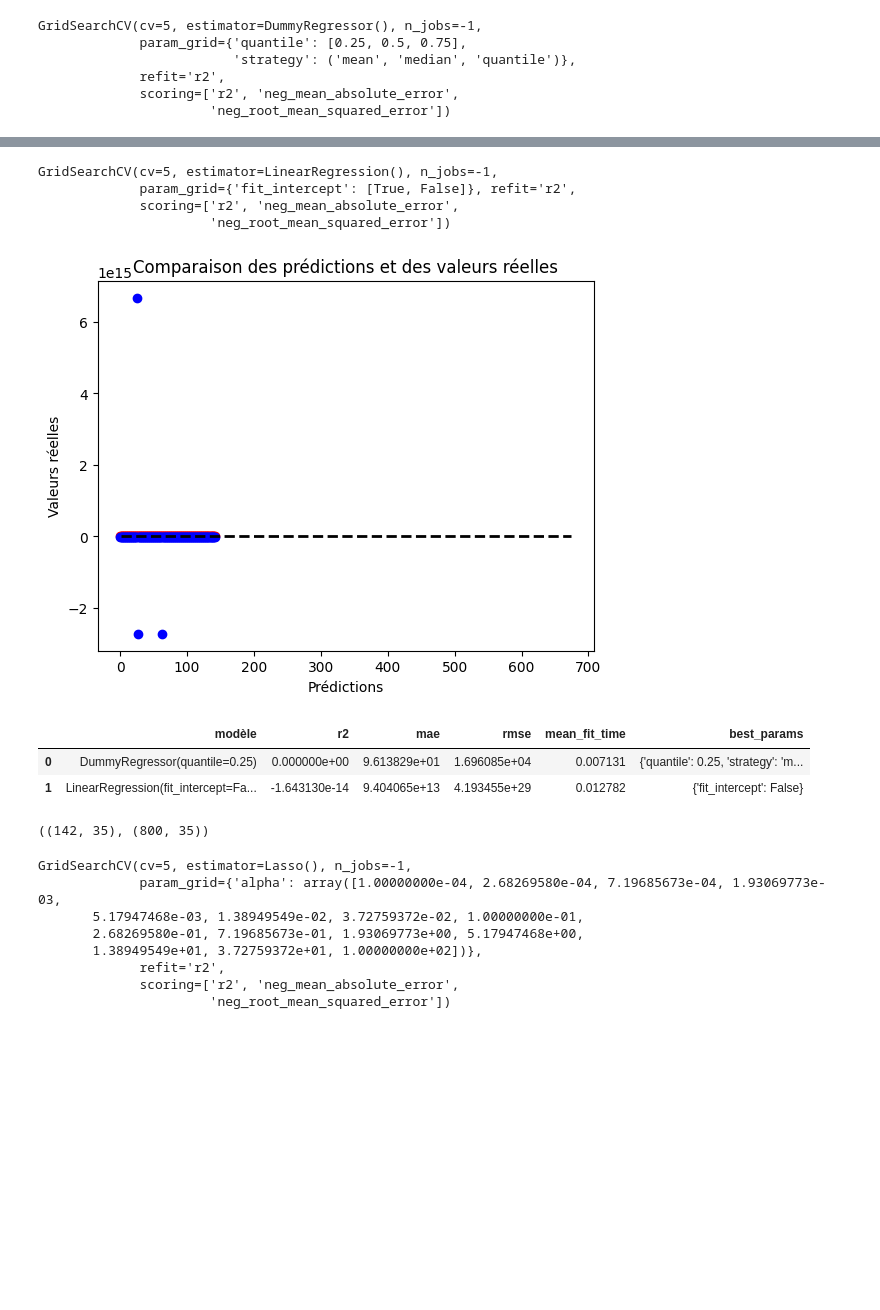
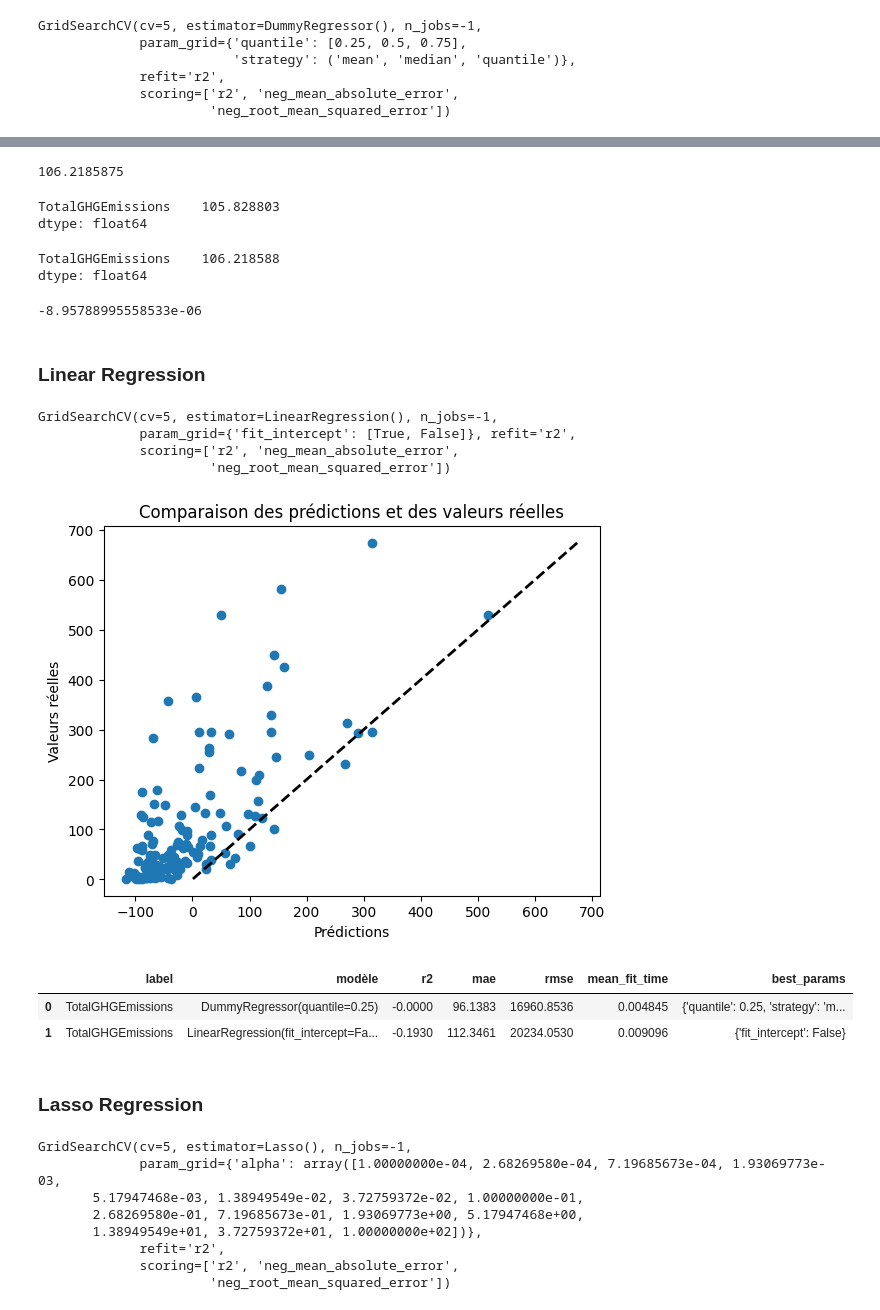
Before and after one commit to Cyr-dcx/LinearRegression-for-building-consumption, a Jupyter notebook: notebooks/exploration.ipynb, the cells around one changed output, grey strips where cells are left out. Cells and saved outputs as stored; diff of their text form; code cells hidden in the pictures; blank space fills up the shorter version.

Commit message:
correction r2 du dummy regressor, ordre dans fonction scoring skleanr)

```diff
--- a/notebooks/exploration.ipynb
+++ b/notebooks/exploration.ipynb
@@ -300,10 +297,8 @@ def pipe(df, means_zipcode=None,
 # %%
-scaler = StandardScaler()
-
-X_enrg_train, means_zipcode_enrg, means_neighborhood_enrg, means_ppropertype_enrg, columns_enrg = pipe(X_enrg_train,scaler=scaler)
-X_enrg_test, means_zipcode_enrg, means_neighborhood_enrg, means_ppropertype_enrg, a = pipe(X_enrg_test,
+X_enrg_train, means_zipcode_enrg, means_neighborhood_enrg, means_ppropertype_enrg, columns_enrg, nrg_train_scaler = pipe(X_enrg_train,col_for_mean=label_1)
+X_enrg_test, means_zipcode_enrg, means_neighborhood_enrg, means_ppropertype_enrg, a, scaler = pipe(X_enrg_test,
                                                                         means_zipcode=means_zipcode_enrg,
                                                                         means_neighborhood=means_neighborhood_enrg,
                                                                         means_ppropertype=means_ppropertype_enrg,
                                                                         col_for_mean=label_1,
-                                                                        scaler=scaler)
+                                                                        scaler=nrg_train_scaler)
@@ -354,27 +334,32 @@ def results_printed(model):
     # Best Params
     print(f"Best params :\n {model.best_params_}")
 # %%
-metrics_df = pd.DataFrame(columns=["modèle","r2","mae","rmse","mean_fit_time","best_params"])
+metrics_df = pd.DataFrame(columns=["label","modèle","r2","mae","rmse","mean_fit_time","best_params"])
 
-def add_metrics_table(y_pred,y_test,df,model):
-    df = metrics_df.append({"modèle" : model.best_estimator_,
-    "r2": r2_score(y_pred, y_test),
-    "mae" : mean_absolute_error(y_pred, y_test),
-    "rmse" : mean_squared_error(y_pred, y_test),
-    "mean_fit_time" : model.cv_results_['mean_fit_time'].mean(),
-    "best_params" : model.best_params_}, ignore_index=True)
+def add_metrics_table(label,y_pred,y_test,df,model):
+    r2 = round(r2_score(y_test, y_pred), 8)
+    mae = round(mean_absolute_error(y_test, y_pred), 5)
+    rmse = round(mean_squared_error(y_test, y_pred), 5)
+    df = df.append({
+    "label": label,
+    "modèle": model.best_estimator_,
+    "r2": '{:.4f}'.format(r2),
+    "mae": '{:.4f}'.format(mae),
+    "rmse": '{:.4f}'.format(rmse),
+    "mean_fit_time": model.cv_results_['mean_fit_time'].mean(),
+    "best_params": model.best_params_
+    }, ignore_index=True)
     return df
 
 scoring = ["r2", "neg_mean_absolute_error", "neg_root_mean_squared_error"]
 
-def evaluate_prediction(X_test, y_test, metrics_df, model):
+def evaluate_prediction(label, X_test, y_test, metrics_df, model):
     y_pred = model.predict(X_test)
 
-    metrics_df = add_metrics_table(y_pred,y_test,metrics_df,model)
+    metrics_df = add_metrics_table(label,y_pred,y_test,metrics_df,model)
 
     # Créer le scatter plot
-    plt.scatter(range(0,len(y_test)), y_test, c="red")
-    plt.scatter(range(0,len(y_test)), y_pred, c="blue")
+    plt.scatter(y_pred, y_test)
 
     # Ajouter une ligne diagonale pour représenter la ligne de prédiction parfaite
     plt.plot([y_test.min(), y_test.max()], [y_test.min(), y_test.max()], 'k--', lw=2)
@@ -386,4 +371,5 @@ def evaluate_prediction(X_test, y_test, metrics_df, model):
 
     # Afficher le plot
     plt.show()
+    display(metrics_df)
     return metrics_df
@@ -408,5 +421,5 @@ GridSearchCV(cv=5, estimator=DummyRegressor(), n_jobs=-1,
              scoring=['r2', 'neg_mean_absolute_error',
                       'neg_root_mean_squared_error'])
 # %%
-metrics_df = evaluate_prediction(X_enrg_test, y_enrg_test, metrics_df, grid_dummy_nrg)
+metrics_df = evaluate_prediction(label_1,X_enrg_test, y_enrg_test, metrics_df, grid_dummy_nrg)
 # %% [output]
@@ -416,3 +431,23 @@ metrics_df = evaluate_prediction(X_enrg_test, y_enrg_test, metrics_df, grid_dumm
+# %%
+y_pred_1.mean()
+# %% [output]
+106.2185875
+# %%
+y_enrg_test.mean()
+# %% [output]
+TotalGHGEmissions    105.828803
+dtype: float64
+# %%
+y_enrg_train.mean()
+# %% [output]
+TotalGHGEmissions    106.218588
+dtype: float64
+# %%
+grid_dummy_nrg.score(X_enrg_test, y_enrg_test)
+# %% [output]
+-8.95788995558533e-06
+# %% [markdown]
+### Linear Regression
 # %%
 reg = LinearRegression()
 parameters = {'fit_intercept': [True, False]}
@@ -429,16 +464,14 @@ GridSearchCV(cv=5, estimator=LinearRegression(), n_jobs=-1,
              scoring=['r2', 'neg_mean_absolute_error',
                       'neg_root_mean_squared_error'])
 # %%
-metrics_df = evaluate_prediction(X_enrg_test, y_enrg_test, metrics_df, grid_reglin_nrg)
+metrics_df = evaluate_prediction(label_1,X_enrg_test, y_enrg_test, metrics_df, grid_reglin_nrg)
 # %% [output]
-[figure, old version]
+[figure, new version]
-|  | modèle | r2 | mae | rmse | mean_fit_time | best_params |
-| 0 | DummyRegressor(quantile=0.25) | 0.000000e+00 | 9.613829e+01 | 1.696085e+04 | 0.007131 | {'quantile': 0.25, 'strategy': 'm... |
-| 1 | LinearRegression(fit_intercept=Fa... | -1.643130e-14 | 9.404065e+13 | 4.193455e+29 | 0.012782 | {'fit_intercept': False} |
+|  | label | modèle | r2 | mae | rmse | mean_fit_time | best_params |
+| 0 | TotalGHGEmissions | DummyRegressor(quantile=0.25) | -0.0000 | 96.1383 | 16960.8536 | 0.004845 | {'quantile': 0.25, 'strategy': 'm... |
+| 1 | TotalGHGEmissions | LinearRegression(fit_intercept=Fa... | -0.1930 | 112.3461 | 20234.0530 | 0.009096 | {'fit_intercept': False} |
-# %%
-X_enrg_test.shape, X_enrg_train.shape
-# %% [output]
-((142, 35), (800, 35))
+# %% [markdown]
+### Lasso Regression
 # %%
 lasso = Lasso()
 alpha_space = np.logspace(-4, 2, 15)   # Checking for alpha from .0001 to 1 and finding the best value for alpha
```
Also changed, not shown: parts of 41 cells of this notebook.
